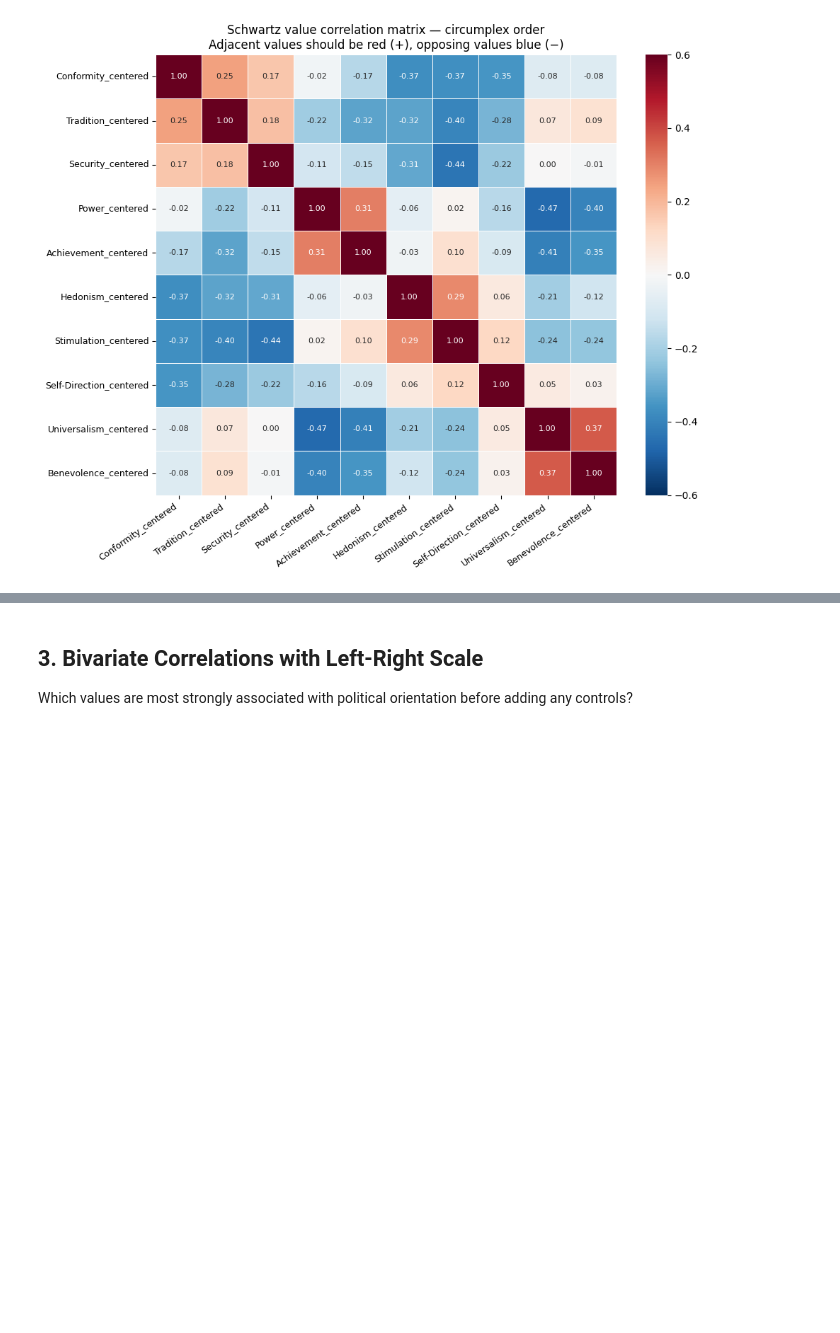
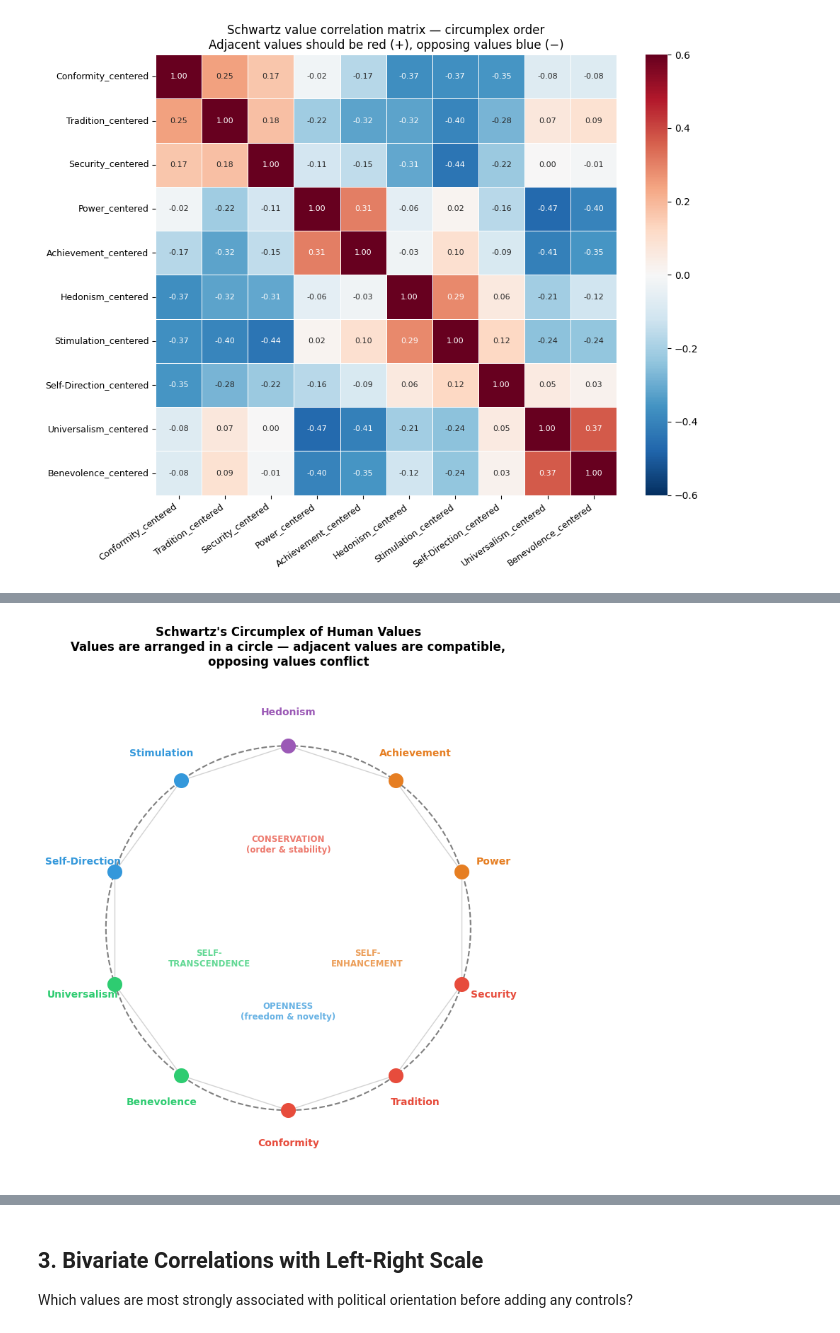
Before and after one commit to CU-S26-MSDSSB-DSCI-01-DataScienceLab/DataScienceLab_HumanValues, a Jupyter notebook: sibahle_question_1.ipynb, the cells around one changed output, grey strips where cells are left out. Saved outputs shown, nothing was run; the diff lists cells and outputs as text; code cells hidden in the pictures; blank space fills up the shorter version.

```diff
--- a/sibahle_question_1.ipynb
+++ b/sibahle_question_1.ipynb
@@ -143,0 +126,63 @@ If our heatmap shows this pattern — ✅ the theory is confirmed in our data!
+# %%
+fig, ax = plt.subplots(figsize=(8, 8))
+ax.set_xlim(-1.6, 1.6)
+ax.set_ylim(-1.6, 1.6)
+ax.set_aspect('equal')
+ax.axis('off')
+
+circle = plt.Circle((0, 0), 1.2, fill=False, color='gray', linewidth=1.5, linestyle='--')
+ax.add_patch(circle)
+
+values = [
+    'Conformity', 'Tradition', 'Security',
+    'Power', 'Achievement', 'Hedonism',
+    'Stimulation', 'Self-Direction',
+    'Universalism', 'Benevolence',
+]
+
+colors = [
+    '#e74c3c', '#e74c3c', '#e74c3c',
+    '#e67e22', '#e67e22',
+    '#9b59b6',
+    '#3498db', '#3498db',
+    '#2ecc71', '#2ecc71',
+]
+
+n = len(values)
+angles = [2 * np.pi * i / n - np.pi / 2 for i in range(n)]
+
+for i, (val, angle, color) in enumerate(zip(values, angles, colors)):
+    x = 1.2 * np.cos(angle)
+    y = 1.2 * np.sin(angle)
+    ax.scatter(x, y, s=200, color=color, zorder=3)
+    lx = 1.42 * np.cos(angle)
+    ly = 1.42 * np.sin(angle)
+    ax.text(lx, ly, val, ha='center', va='center', fontsize=10, fontweight='bold', color=color)
+
+group_labels = [
+    (0.0,   0.55, 'CONSERVATION\n(order & stability)',    '#e74c3c'),
+    (0.52, -0.2,  'SELF-\nENHANCEMENT',                  '#e67e22'),
+    (0.0,  -0.55, 'OPENNESS\n(freedom & novelty)',        '#3498db'),
+    (-0.52,-0.2,  'SELF-\nTRANSCENDENCE',                '#2ecc71'),
+]
+
+for gx, gy, glabel, gcolor in group_labels:
+    ax.text(gx, gy, glabel, ha='center', va='center',
+            fontsize=8.5, color=gcolor, alpha=0.75, fontweight='bold')
+
+for i in range(n):
+    x1 = 1.2 * np.cos(angles[i])
+    y1 = 1.2 * np.sin(angles[i])
+    x2 = 1.2 * np.cos(angles[(i + 1) % n])
+    y2 = 1.2 * np.sin(angles[(i + 1) % n])
+    ax.plot([x1, x2], [y1, y2], color='lightgray', linewidth=1, zorder=1)
+
+ax.set_title("Schwartz's Circumplex of Human Values\n"
+             "Values are arranged in a circle — adjacent values are compatible,\n"
+             "opposing values conflict", fontsize=12, fontweight='bold', pad=20)
+
+plt.tight_layout()
+plt.savefig('outputs/00_schwartz_circumplex.png', dpi=150, bbox_inches='tight')
+plt.show()
+# %% [output]
+[figure, added]
```
Also changed, not shown: parts of 15 cells of this notebook, 1 other file.
